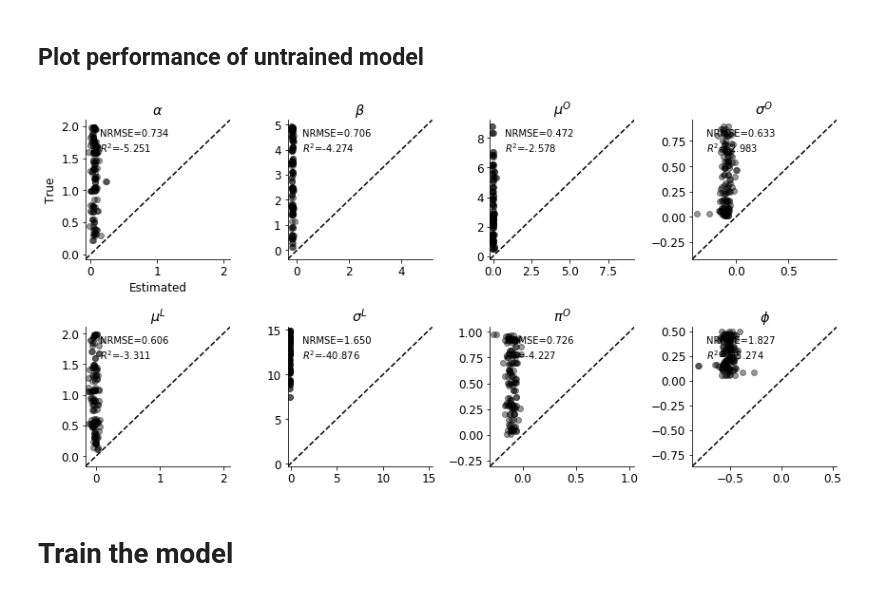
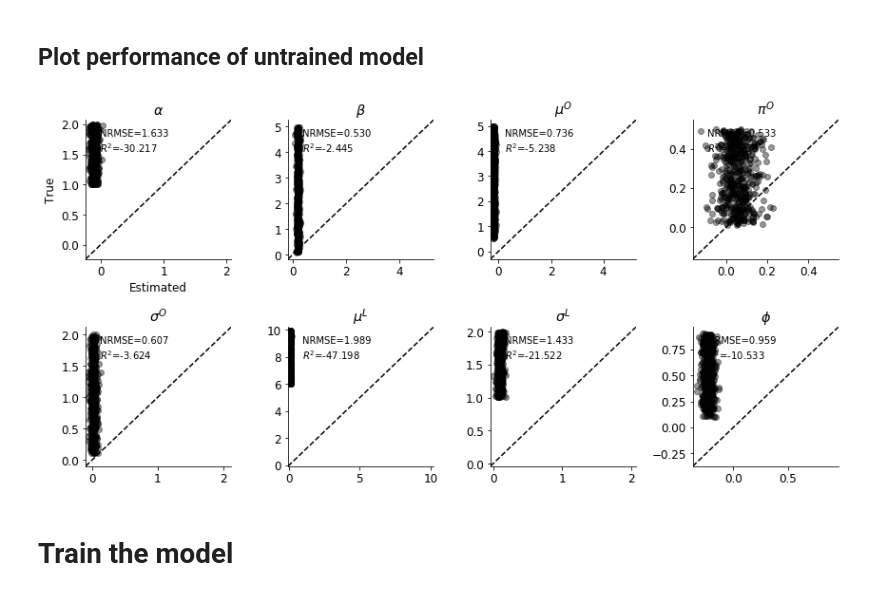
Before and after one commit to stefanradev93/cINN, a Jupyter notebook: 20190701_Splatter_cINN_Example.ipynb, the cells around one changed output. Cells and saved outputs as stored; diff of their text form; code cells hidden in the pictures.

```diff
--- a/20190701_Splatter_cINN_Example.ipynb
+++ b/20190701_Splatter_cINN_Example.ipynb
@@ -159,7 +278,7 @@ class InvariantSummary(tf.keras.Model):
 # %%
 # --- Structure of the coupling blocks in the INN chain --- #
 inv_meta = {
-    'n_units': [64, 64, 64, 64],
+    'n_units': [64, 64, 64],
     'activation': 'elu',
     'w_decay': 0.00001,
     'initializer': 'glorot_uniform'
@@ -167,25 +286,26 @@ inv_meta = {
 
 
 # --- Training hyperparameters --- #
-param_names = [r'$\alpha$', r'$\beta$', r'$\mu^{O}$', r'$\sigma^{O}$',
-               r'$\mu^{L}$', r'$\sigma^{L}$', r'$\pi^{O}$', r'$\phi$']
+param_names = [r'$\alpha$', r'$\beta$', r'$\mu^{O}$', r'$\pi^{O}$',
+               r'$\sigma^{O}$', r'$\mu^{L}$', r'$\sigma^{L}$', r'$\phi$']
 theta_dim = 8
 summary_dim = 128
-x_dim = 100
 global_step = tfe.Variable(0, dtype=tf.int32)
-batch_size = 32
+batch_size = 64
 epochs = 50
 n_inv_blocks = 10
 data_path = 'D:\\seqRNA'
 n_samples_posterior = 2000
-verbose_each = 100
 starter_learning_rate = 0.001
-decay_steps = 16000
+decay_steps = 31250
 decay_rate = .95
 clip_value = 5.
 learning_rate = tf.train.exponential_decay(starter_learning_rate, global_step, decay_steps, decay_rate)
-
-# --- Data loader --- #
-n_chunks = 107
-n_sim_chunk = 5000
-data_loader  = RNADataLoader(batch_size, data_path, normalize=False, n_sim_chunk=n_sim_chunk)
+# %%
+# --- Data loader --- #
+n_chunks = 20
+n_sim_chunk = 10000
+n_genes = 100
+n_cells = 40
+data_loader  = RNADataLoader(batch_size, data_path, normalize=True,
+                             n_sim_chunk=n_sim_chunk, n_cells=n_cells, n_genes=n_genes)
@@ -193,6 +316,5 @@ data_loader  = RNADataLoader(batch_size, data_path, normalize=False, n_sim_chunk
 ## Create a test set
 # %%
 X_test, theta_test = data_loader.load_test(n_test=500, path=data_path)
-data_loader._global_max = np.max(X_test.numpy())
-data_loader._normalize = True
+X_test /= data_loader._global_max
 # %%
@@ -202,7 +323,8 @@ X_test_plausible /= data_loader._global_max
 ## Create networks
 # %%
 summary_net = InvariantSummary(summary_dim, theta_dim)
-model = DeepConditionalModel(inv_meta, n_inv_blocks, theta_dim, summary_net=summary_net, permute=True)
+model = DeepConditionalModel(inv_meta, n_inv_blocks, theta_dim,
+                             summary_net=summary_net, permute=True)
 optimizer = tf.train.AdamOptimizer(learning_rate=learning_rate)
 # %% [markdown]
 ## Checkpoint manager
@@ -219,10 +341,10 @@ Initializing from scratch.
 # %% [markdown]
 ## Plot performance of untrained model
 # %%
-plot_true_est_scatter(model, X_test_plausible, theta_test_plausible,
+plot_true_est_scatter(model, X_test, theta_test,
                       n_samples_posterior, param_names, figsize=(12, 6))
 # %% [output]
-[figure, old version]
+[figure, new version]
 # %% [markdown]
 # Train the model
 # %%
```
Also changed, not shown: parts of 12 cells of this notebook, 21 other files.
